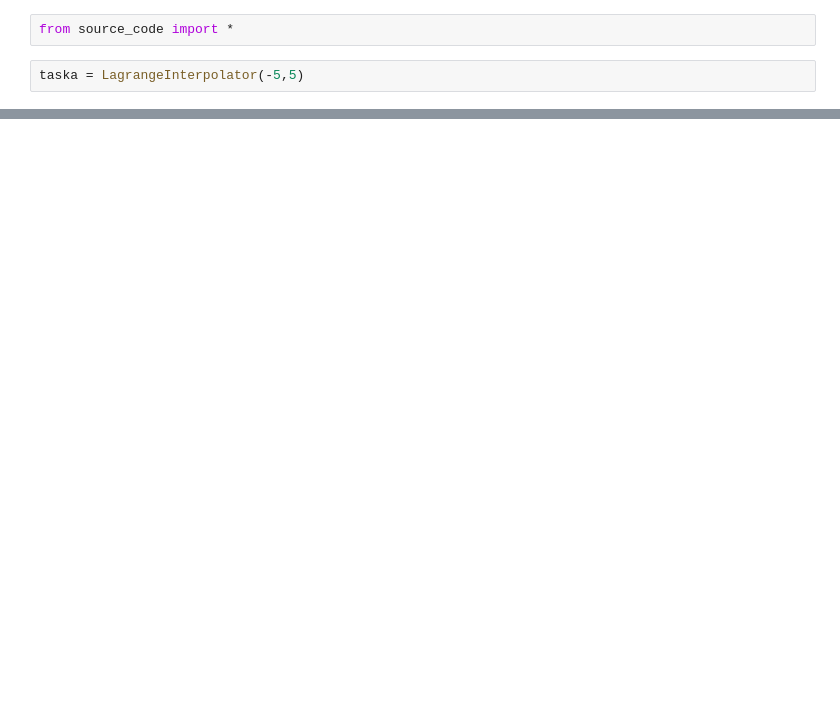
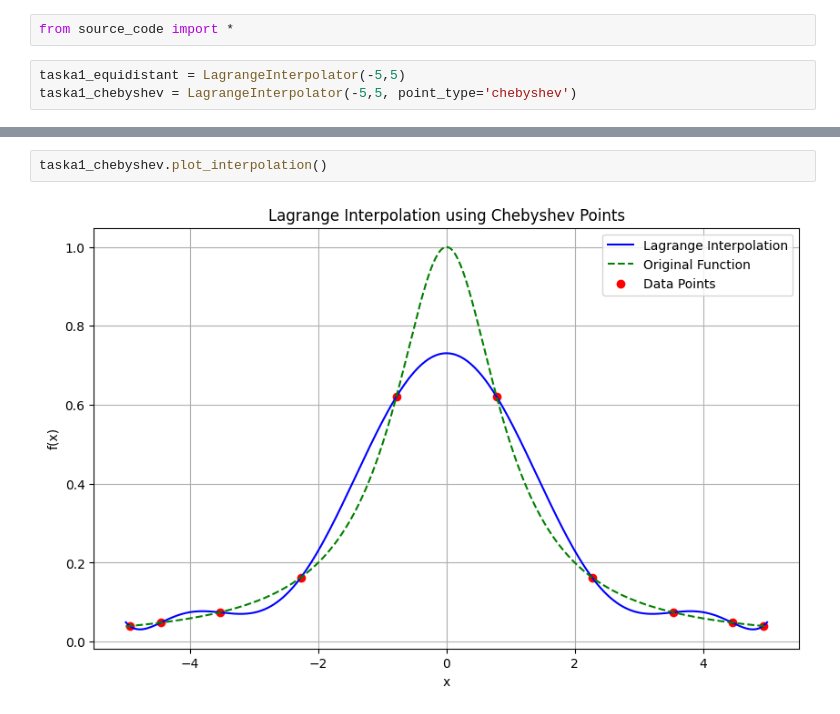
Before and after one commit to Akaada/TMA4215_NumericalMathematics_project1, a Jupyter notebook: taska.ipynb, the cells around one changed output, grey strips where cells are left out. Cells and saved outputs as stored; diff of their text form; blank space fills up the shorter version.

```diff
--- a/problem.ipynb
+++ b/taska.ipynb
@@ -1,5 +1,6 @@
 # %%
 from source_code import *
 # %%
-taska = LagrangeInterpolator(-5,5)
+taska1_equidistant = LagrangeInterpolator(-5,5)
+taska1_chebyshev = LagrangeInterpolator(-5,5, point_type='chebyshev')
 # %%
@@ -7,2 +8,6 @@ taska.plot_interpolation()
 # %% [output]
 [figure]
+# %%
+taska1_chebyshev.plot_interpolation()
+# %% [output]
+[figure, added]
```
Also changed, not shown: parts of 1 cell of this notebook, 1 other file.
